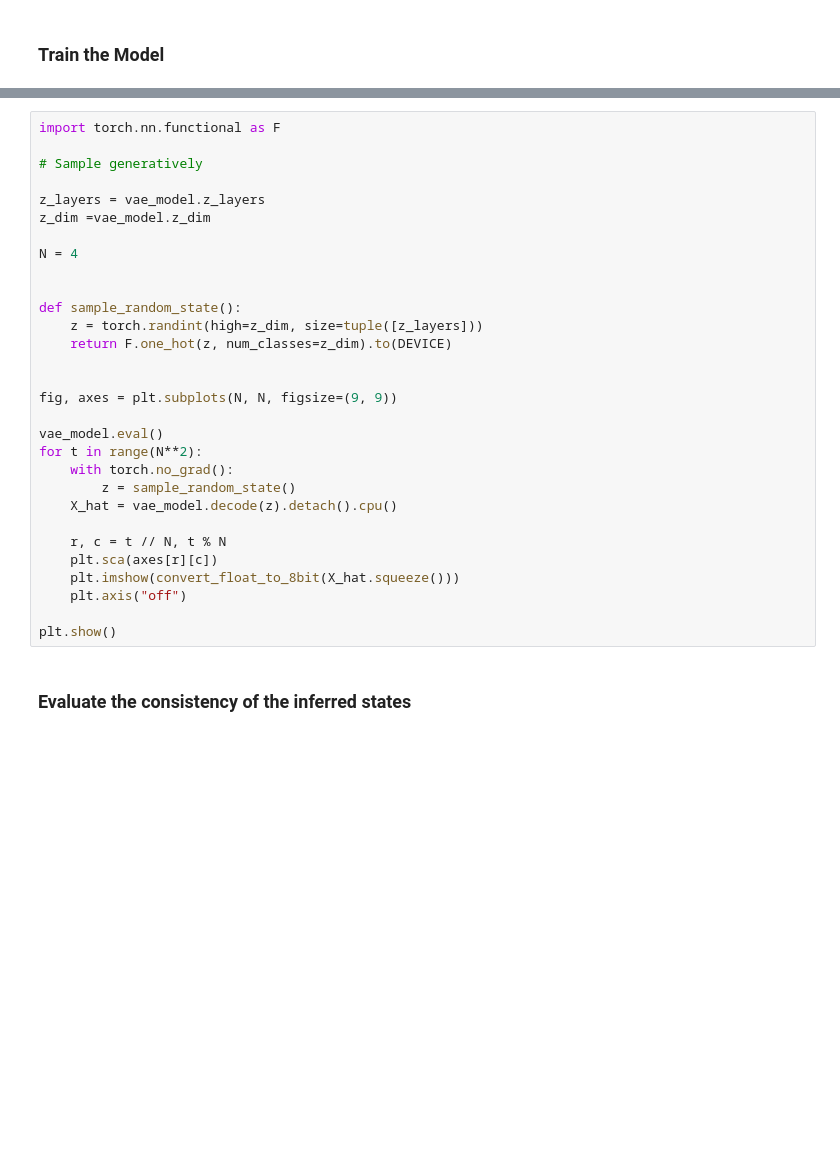
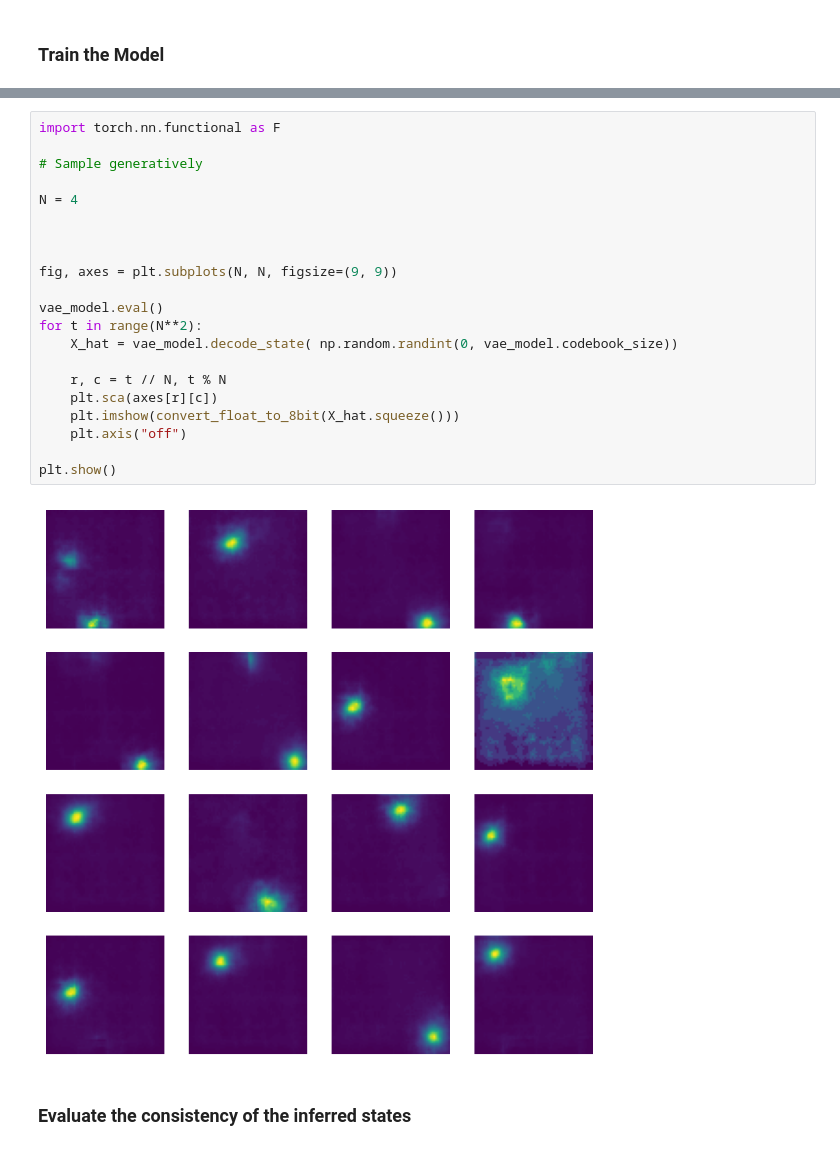
Before and after one commit to nicktfranklin/StateInference, a Jupyter notebook: notebooks/State Inference - FSQ VAE.ipynb, the cells around one changed output, grey strips where cells are left out. Saved outputs shown, nothing was run; the diff lists cells and outputs as text; blank space fills up the shorter version.

```diff
--- a/notebooks/State Inference - FSQ VAE.ipynb
+++ b/notebooks/State Inference - FSQ VAE.ipynb
@@ -342,33 +380,26 @@ for s in range(5):
 # %%
 import torch.nn.functional as F
 
 # Sample generatively
 
-z_layers = vae_model.z_layers
-z_dim =vae_model.z_dim
-
 N = 4
 
-
-def sample_random_state():
-    z = torch.randint(high=z_dim, size=tuple([z_layers]))
-    return F.one_hot(z, num_classes=z_dim).to(DEVICE)
 
 
 fig, axes = plt.subplots(N, N, figsize=(9, 9))
 
 vae_model.eval()
 for t in range(N**2):
-    with torch.no_grad():
-        z = sample_random_state()
-    X_hat = vae_model.decode(z).detach().cpu()
+    X_hat = vae_model.decode_state( np.random.randint(0, vae_model.codebook_size))
 
     r, c = t // N, t % N
     plt.sca(axes[r][c])
     plt.imshow(convert_float_to_8bit(X_hat.squeeze()))
     plt.axis("off")
 
 plt.show()
+# %% [output]
+[figure, added]
 # %% [markdown]
 ### Evaluate the consistency of the inferred states
 # %%
```
Also changed, not shown: parts of 28 cells of this notebook, 1 other file.
